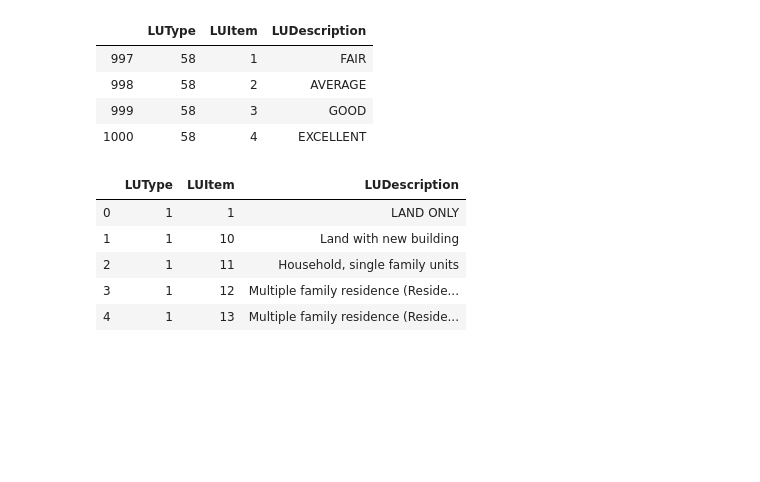
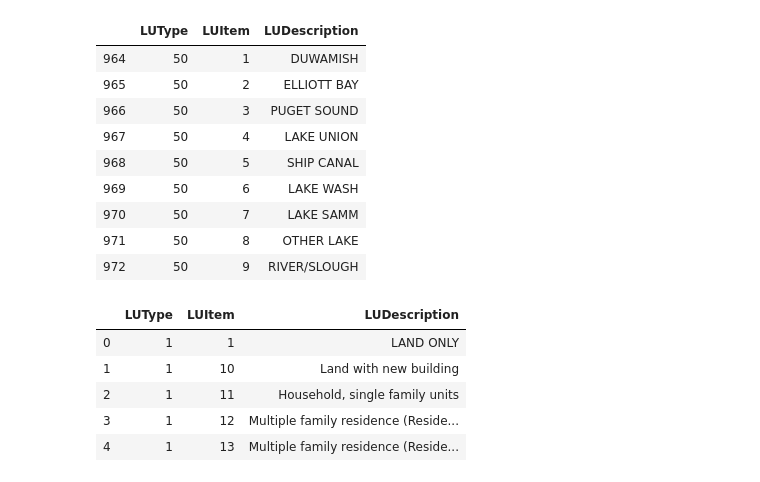
Before and after one commit to hmdev649/mod2-project, a Jupyter notebook: Exploratory Notebooks/exploratory/01_hm_exploratory.ipynb, the cells around one changed output. Drawn from its saved outputs; the diff is of its cells as text; code cells hidden in the pictures; blank space fills up the shorter version.

```diff
--- a/Exploratory Notebooks/exploratory/01_hm_exploratory.ipynb
+++ b/Exploratory Notebooks/exploratory/01_hm_exploratory.ipynb
@@ -3,16 +3,21 @@ import pandas as pd
 import numpy as np
 from datetime import datetime
 # %%
-df = pd.read_csv('../data/EXTR_Lookup.csv')
+df = pd.read_csv('../src/data/EXTR_Lookup.csv')
 pd.set_option('display.max_colwidth', 80)
 # %%
-df[df['LUType']==58]
+df[df['LUType']==50]
 # %% [output]
 |  | LUType | LUItem | LUDescription |
-| 997 | 58 | 1 | FAIR |
-| 998 | 58 | 2 | AVERAGE |
-| 999 | 58 | 3 | GOOD |
-| 1000 | 58 | 4 | EXCELLENT |
+| 964 | 50 | 1 | DUWAMISH |
+| 965 | 50 | 2 | ELLIOTT BAY |
+| 966 | 50 | 3 | PUGET SOUND |
+| 967 | 50 | 4 | LAKE UNION |
+| 968 | 50 | 5 | SHIP CANAL |
+| 969 | 50 | 6 | LAKE WASH |
+| 970 | 50 | 7 | LAKE SAMM |
+| 971 | 50 | 8 | OTHER LAKE |
+| 972 | 50 | 9 | RIVER/SLOUGH |
 # %%
 df.head()
 # %% [output]
```
Also changed, not shown: parts of 4 cells of this notebook, 5 other files.
